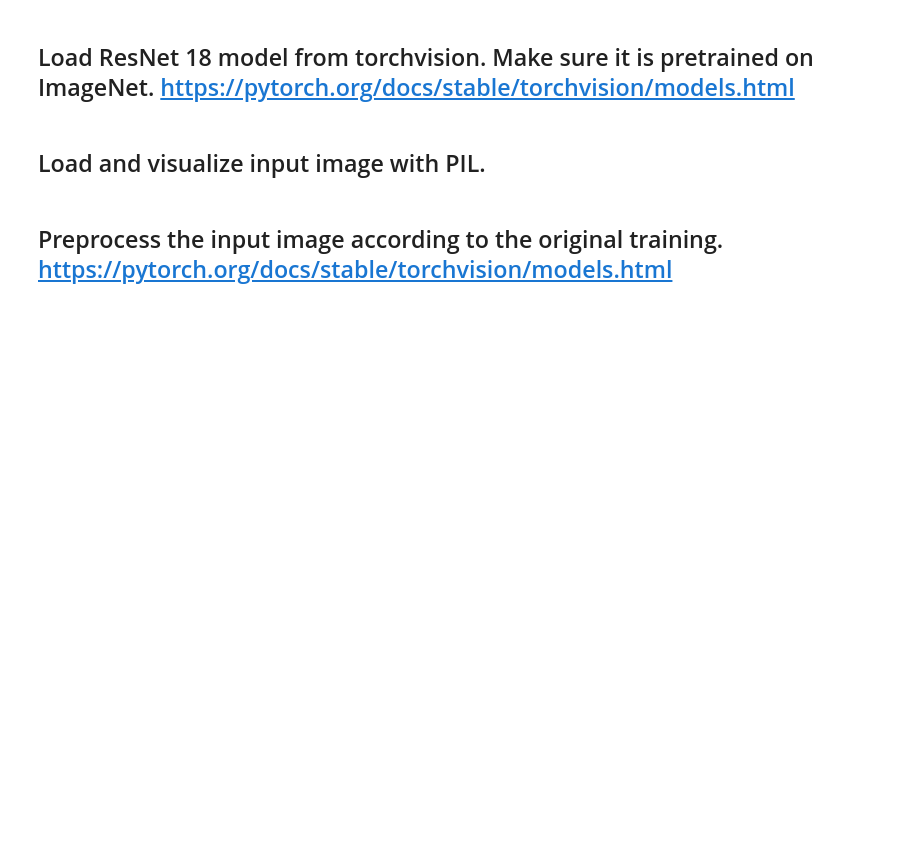
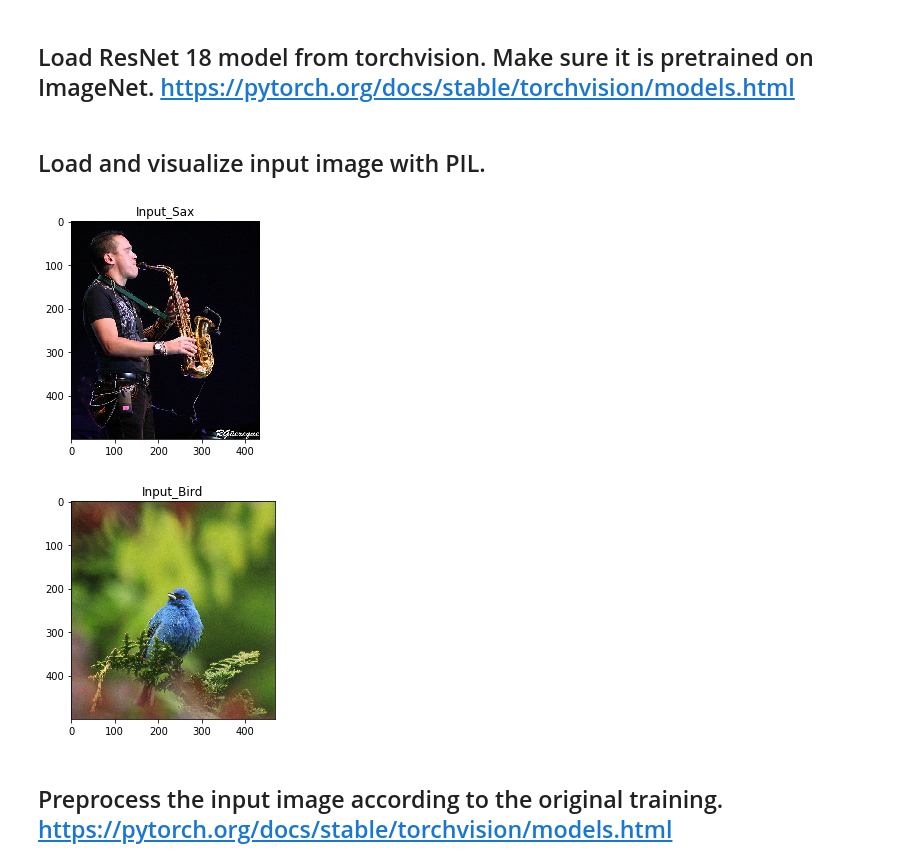
Before and after one commit to dhavalshah18/PLARR2020, a Jupyter notebook: Exercise04/Feature_Visualization.ipynb, the cells around one changed output. Saved outputs shown, nothing was run; the diff lists cells and outputs as text; code cells hidden in the pictures; blank space fills up the shorter version.

```diff
--- a/Exercise04/Feature_Visualization.ipynb
+++ b/Exercise04/Feature_Visualization.ipynb
@@ -21,12 +26,20 @@ This is shown as a simple heatmap on the right and superimposed on the image on
 # %%
 from PIL import Image
 from matplotlib import pyplot as plt
 %matplotlib inline
 
 input_image = Image.open('data/sax.jpg')
+input_image2 = Image.open('data/bird.jpg')
 
 plt.imshow(input_image)
-plt.title('Input')
+plt.title('Input_Sax')
 plt.show()
+
+plt.imshow(input_image2)
+plt.title('Input_Bird')
+plt.show()
+# %% [output]
+[figure, added]
+[figure, added]
 # %% [markdown]
 ## Preprocess the input image according to the original training. https://pytorch.org/docs/stable/torchvision/models.html
```
Also changed, not shown: parts of 10 cells of this notebook, 2 other files.
